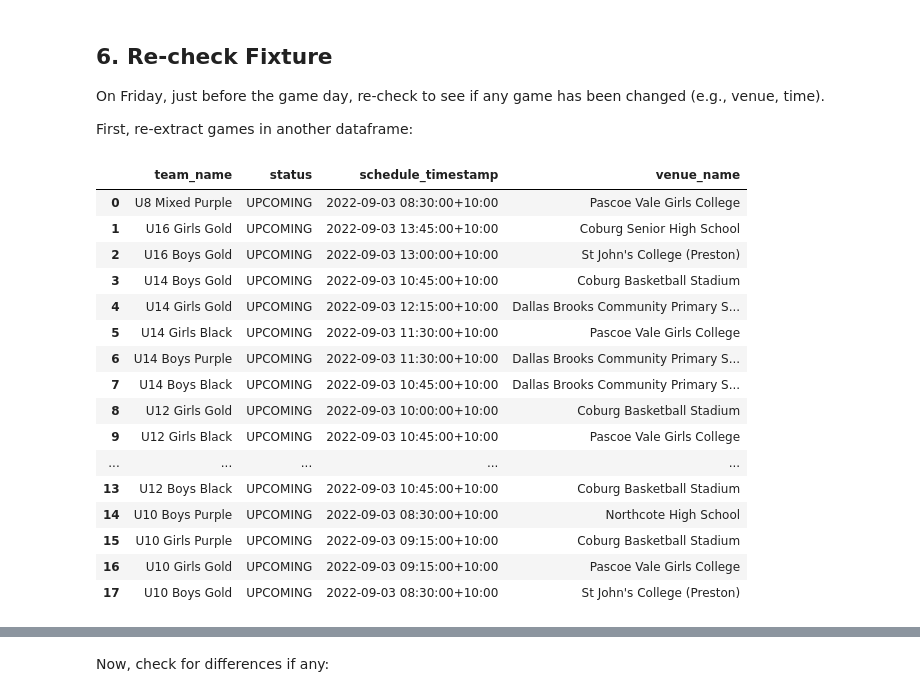
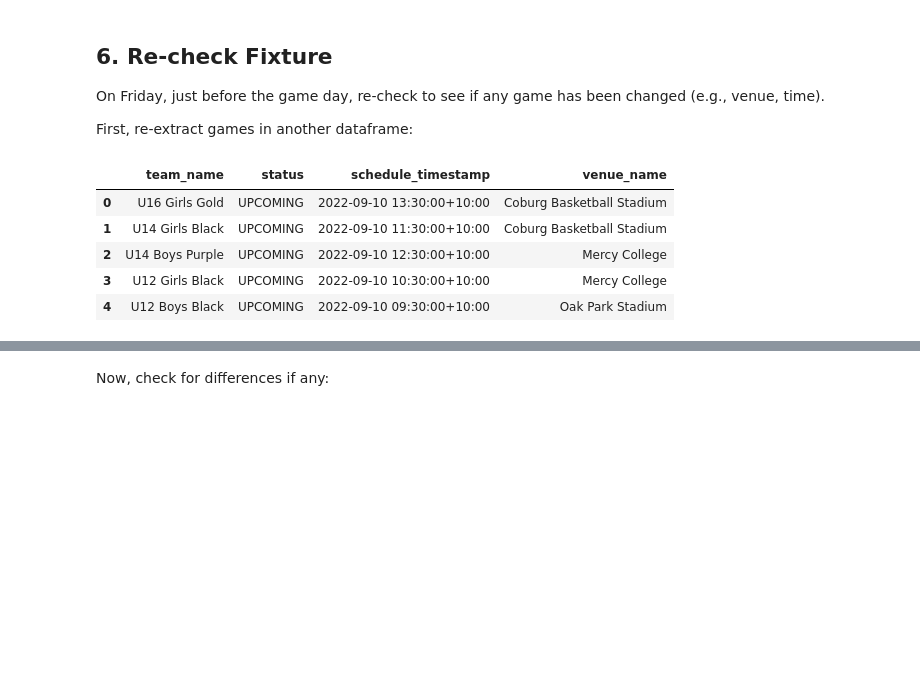
Before and after one commit to ssardina/tapp-fixture, a Jupyter notebook: playhq_scrape.ipynb, the cells around one changed output, grey strips where cells are left out. Drawn from its saved outputs; the diff is of its cells as text; code cells hidden in the pictures; blank space fills up the shorter version.

```diff
--- a/playhq_scrape.ipynb
+++ b/playhq_scrape.ipynb
@@ -268,28 +306,17 @@ On Friday, just before the game day, re-check to see if any game has been change
 First, re-extract games in another dataframe:
 # %%
 # Recover pikle saved dataframe (comment if using above directly)
-FILE = "upcoming_games_df-2022-08-31_15:10:23.pkl"
+FILE = "upcoming_games_df-2022-09-06_17:14:47.pkl"
 upcoming_games_df = pd.read_pickle(os.path.join(OUTPUT_PATH, FILE))
 
 upcoming_games_df[phq.GAMES_COLS]
 # %% [output]
 |  | team_name | status | schedule_timestamp | venue_name |
-| 0 | U8 Mixed Purple | UPCOMING | 2022-09-03 08:30:00+10:00 | Pascoe Vale Girls College |
-| 1 | U16 Girls Gold | UPCOMING | 2022-09-03 13:45:00+10:00 | Coburg Senior High School |
-| 2 | U16 Boys Gold | UPCOMING | 2022-09-03 13:00:00+10:00 | St John's College (Preston) |
-| 3 | U14 Boys Gold | UPCOMING | 2022-09-03 10:45:00+10:00 | Coburg Basketball Stadium |
-| 4 | U14 Girls Gold | UPCOMING | 2022-09-03 12:15:00+10:00 | Dallas Brooks Community Primary S... |
-| 5 | U14 Girls Black | UPCOMING | 2022-09-03 11:30:00+10:00 | Pascoe Vale Girls College |
-| 6 | U14 Boys Purple | UPCOMING | 2022-09-03 11:30:00+10:00 | Dallas Brooks Community Primary S... |
-| 7 | U14 Boys Black | UPCOMING | 2022-09-03 10:45:00+10:00 | Dallas Brooks Community Primary S... |
-| 8 | U12 Girls Gold | UPCOMING | 2022-09-03 10:00:00+10:00 | Coburg Basketball Stadium |
-| 9 | U12 Girls Black | UPCOMING | 2022-09-03 10:45:00+10:00 | Pascoe Vale Girls College |
-| ... | ... | ... | ... | ... |
-| 13 | U12 Boys Black | UPCOMING | 2022-09-03 10:45:00+10:00 | Coburg Basketball Stadium |
-| 14 | U10 Boys Purple | UPCOMING | 2022-09-03 08:30:00+10:00 | Northcote High School |
-| 15 | U10 Girls Purple | UPCOMING | 2022-09-03 09:15:00+10:00 | Coburg Basketball Stadium |
-| 16 | U10 Girls Gold | UPCOMING | 2022-09-03 09:15:00+10:00 | Pascoe Vale Girls College |
-| 17 | U10 Boys Gold | UPCOMING | 2022-09-03 08:30:00+10:00 | St John's College (Preston) |
+| 0 | U16 Girls Gold | UPCOMING | 2022-09-10 13:30:00+10:00 | Coburg Basketball Stadium |
+| 1 | U14 Girls Black | UPCOMING | 2022-09-10 11:30:00+10:00 | Coburg Basketball Stadium |
+| 2 | U14 Boys Purple | UPCOMING | 2022-09-10 12:30:00+10:00 | Mercy College |
+| 3 | U12 Girls Black | UPCOMING | 2022-09-10 10:30:00+10:00 | Mercy College |
+| 4 | U12 Boys Black | UPCOMING | 2022-09-10 09:30:00+10:00 | Oak Park Stadium |
 # %%
 upcoming_games2_df = phq_club.get_games(teams_df, GAME_DATE_TIMESTAMP)
 
```
Also changed, not shown: parts of 16 cells of this notebook.
